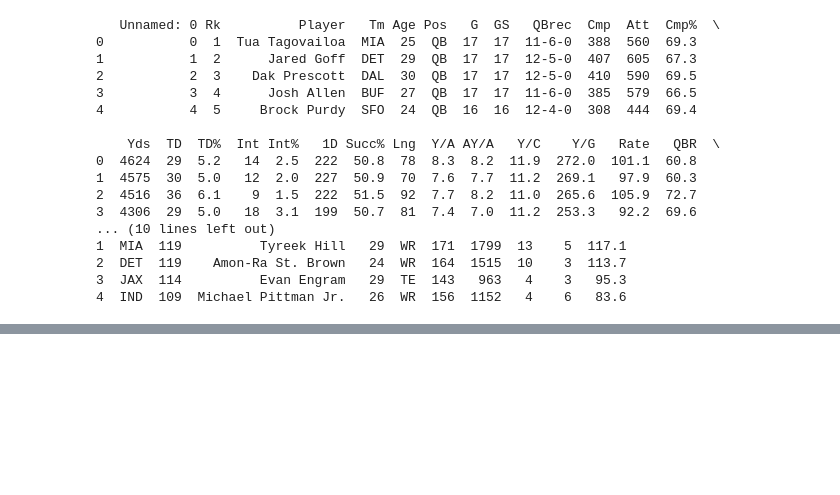
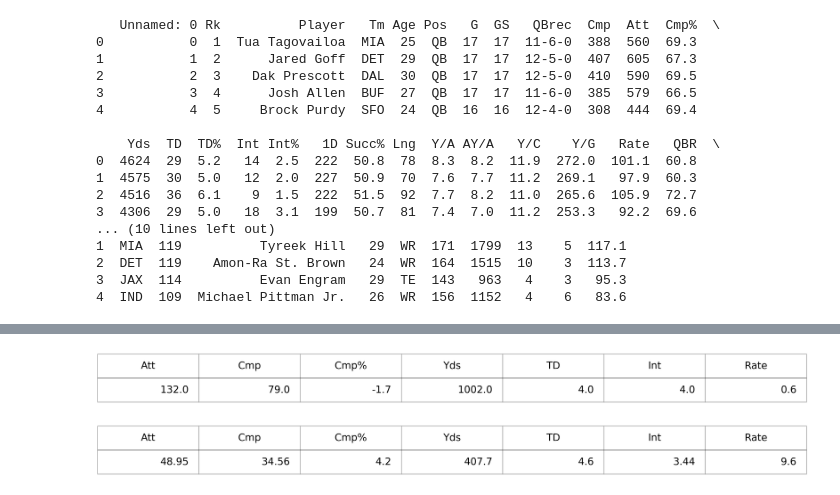
Before and after one commit to chue02/BSA-Rec-Article, a Jupyter notebook: visuals.ipynb, the cells around one changed output, grey strips where cells are left out. Drawn from its saved outputs; the diff is of its cells as text; code cells hidden in the pictures; blank space fills up the shorter version.

Commit message:
Created new visuals and first rough draft

```diff
--- a/visuals.ipynb
+++ b/visuals.ipynb
@@ -101,4 +109,5 @@ for x in years:
     passing[x]['Yds'] = passing[x]['Yds'].astype(int)
     passing[x]['TD'] = passing[x]['TD'].astype(int)
     passing[x]['Int'] = passing[x]['Int'].astype(int)
+    passing[x]['Cmp%'] = passing[x]['Cmp%'].astype(float)
     passing[x]['Rate'] = passing[x]['Rate'].astype(float)
@@ -201,6 +225,7 @@ def subtractQBstats(dfQB, dfRec):
 
     # Create new df of QB data with stats subtracted
     dfQB_sub = dfQB[stats_to_sub] - dfRec_shared[stats_to_sub]
+    dfQB_sub.insert(0, 'Cmp%', round((cmp_sub/att_sub)*100, 1)) # Add in new cmp%
     dfQB_sub.insert(0, 'Cmp', cmp_sub)
     dfQB_sub.insert(0, 'Att', att_sub)
     dfQB_sub.insert(len(dfQB_sub.columns), 'Rate', psrRtg(cmp_sub, att_sub, dfQB_sub['Yds'], dfQB_sub['TD'], dfQB_sub['Int']))
@@ -348,14 +480,21 @@ def relativeLoss(dfQB, dfQBdiff, avgLoss):
 ##     We'll do this by removing any player who does not have at least 300 pass attempts
 
 # Get qualifying QBs (i.e. players who have started >=14 games and >= 300 pass attempts)
+temp = passing[23]
 dfQB23 = QBqualifers(passing[23])
 dfQB23 = QBqualifers(dfQB23, 'GS', 14)
+
+# Add exception with Justin Herbert
+# It just so happens his top receiver (Keenan Allen) shared the same games as Herbert did
+dfQB23 = pd.concat([dfQB23, temp[temp['Player'] == 'Justin Herbert']], ignore_index = True)
+
+# Clean data
 sanitize(dfQB23)
 print(dfQB23.head())
 
 # Get the top Receivers per team found via SQL
 # We're using adv stats cause they also have Int and Psr Rtg data
-dfRec23 = advTopRec[23]
+dfRec23 = advTopRec[23].copy(deep=True)
 
 # Drop rows of players who played on multiple teams
 # I get the "A value is trying to be set on a copy of a slice from a DataFrame" error when I try
@@ -365,6 +504,7 @@ index_to_drop = dfRec23[(dfRec23['Tm'] == '2TM') | (dfRec23['Tm'] == '3TM')].ind
 dfRec23.drop(index_to_drop, inplace = True)
 dfRec23.reset_index(drop = True, inplace = True)
 
+# Insert row that adds receiver's quarterback
 sanitize(dfRec23)
 print(dfRec23.head())
 
@@ -413,6 +553,13 @@ dfQB23_sub = subtractQBstats(dfQB23, dfRec23_shared)
 print(dfQB23_sub.head())
 
 print(checker(dfQB23, dfQB23_sub, dfRec23, 'Int'))
-avgLoss23 = avgLoss(dfQB23, dfQB23_sub, 'Average Loss in 2023')
+
+avgLoss23 = avgLoss(dfQB23, dfQB23_sub)
 print(avgLoss23)
+
+# TODO:
+# What I did was calculalte the std devation of new stats, not the actual loss
+# When I attempted to calculate the difference I got 0 for everything
+avgLossStdDev23 = avgLossStdDev(dfQB23_sub)
+print(avgLossStdDev23)
 # %% [output]
@@ -468 +627,43 @@ their yards come from their top receiver then that is not a good look for Tua).
 "\nNeed to find a way for these numbers to account for efficiency\n(e.g. having +500 yds may seem like QB relies significantly on\nhis top receiver but if he has a ton of yards anyway that won't matte ...
+# %%
+# Create table of average stats loss
+
+df = pd.DataFrame([avgLoss23])
+
+# Plotting a table using Matplotlib
+fig, ax = plt.subplots()
+ax.axis('off')  # Hide the axis
+
+# Create the table from DataFrame
+table = ax.table(cellText=df.values, colLabels=df.columns, loc='center')
+
+table.scale(10, 10)  # Increase both width and height of the table by 1.5 times
+
+# Increase font size of the table
+table.auto_set_font_size(False)
+table.set_fontsize(50)  # Set font size to 14
+
+plt.show()
+# %% [output]
+[figure, added]
+# %%
+# Create table of average stats loss std dev
+
+df = pd.DataFrame([avgLossStdDev23])
+
+# Plotting a table using Matplotlib
+fig, ax = plt.subplots()
+ax.axis('off')  # Hide the axis
+
+# Create the table from DataFrame
+table = ax.table(cellText=df.values, colLabels=df.columns, loc='center')
+
+table.scale(10, 10)  # Increase both width and height of the table by 1.5 times
+
+# Increase font size of the table
+table.auto_set_font_size(False)
+table.set_fontsize(50)  # Set font size to 14
+
+plt.show()
+# %% [output]
+[figure, added]
```
Also changed, not shown: parts of 18 cells of this notebook, 1 other file.
